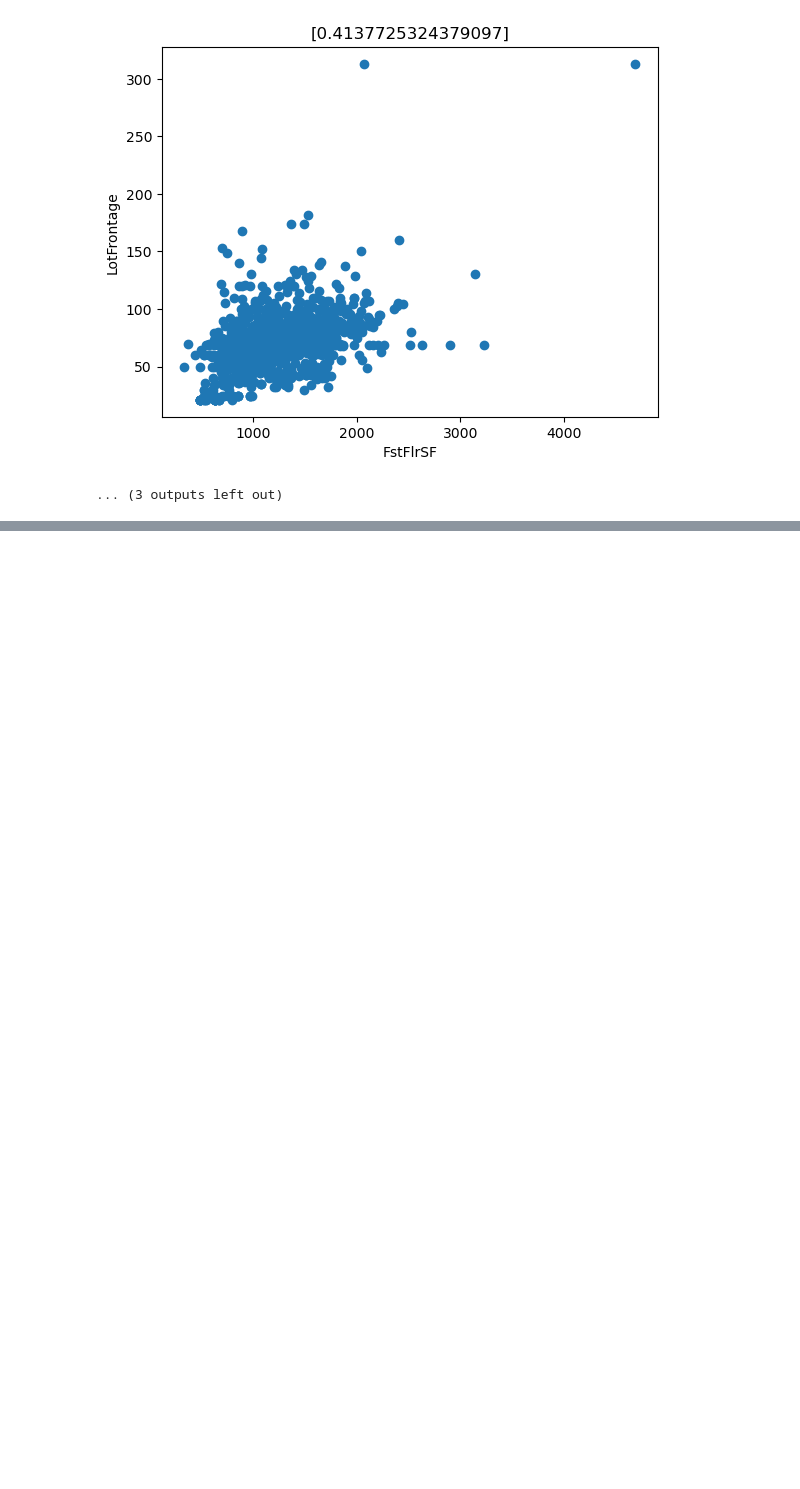
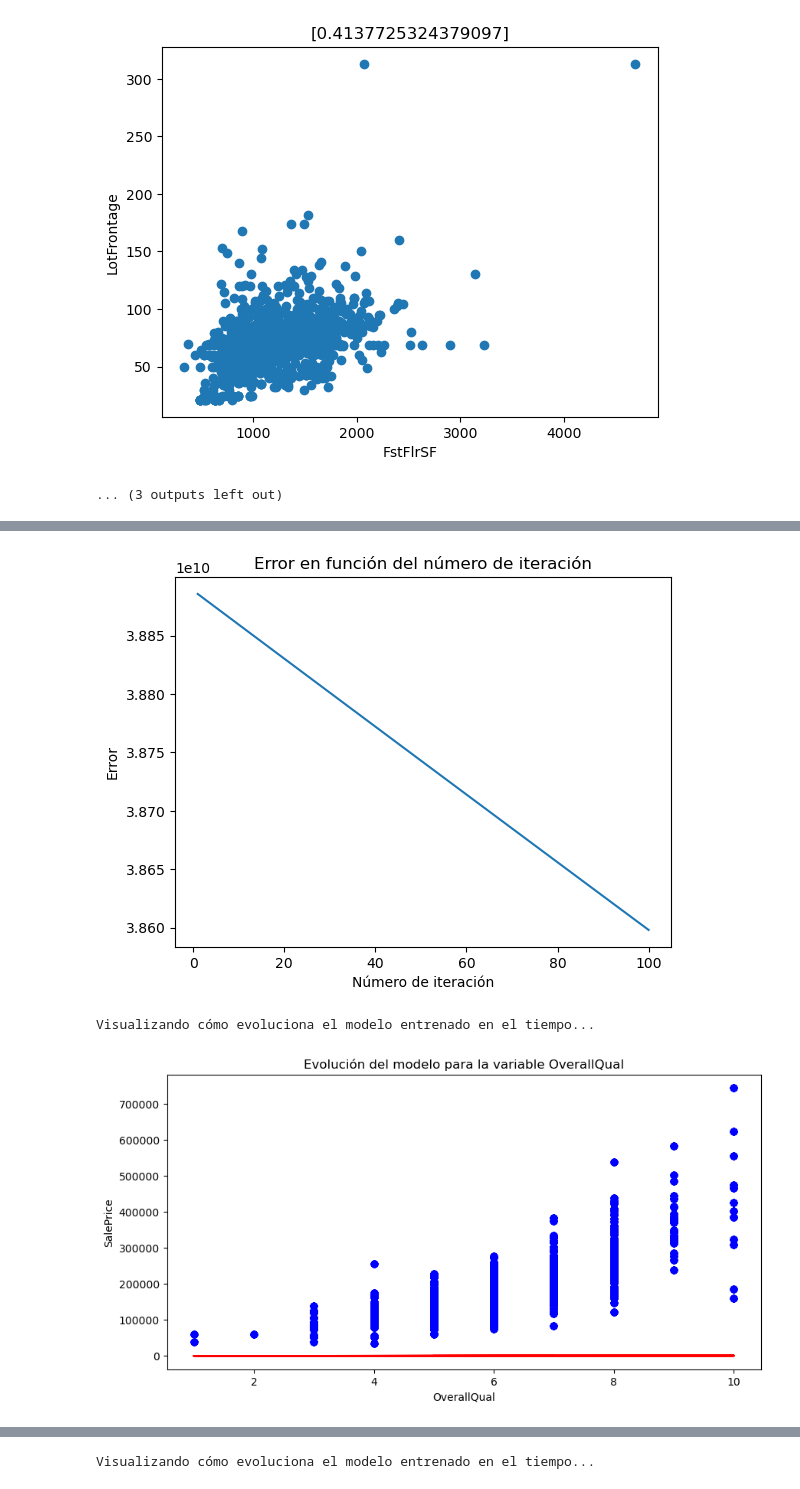
Before and after one commit to dihego2402/ASfifds, a Jupyter notebook: Proyecto.ipynb, the cells around one changed output, grey strips where cells are left out. Saved outputs shown, nothing was run; the diff lists cells and outputs as text; code cells hidden in the pictures; blank space fills up the shorter version.

```diff
--- a/Proyecto.ipynb
+++ b/Proyecto.ipynb
@@ -337,2 +316,78 @@ def calculate_error(y_true, y_pred):
 df_tr = pd.DataFrame(data_entre, columns=['SalePrice', 'OverallQual', 'FstFlrSF', 'TotRmsAbvGrd', 'YearBuilt', 'LotFrontage'])
 df_val = pd.DataFrame(data_val, columns=['SalePrice', 'OverallQual', 'FstFlrSF', 'TotRmsAbvGrd', 'YearBuilt', 'LotFrontage'])
+# %%
+#Función de entrenamiento manual de regresión lineal
+
+def train_manual_model(x_train, y_train, x_val, y_val, epochs, print_error_each, alpha):
+    model = LinearRegressionModel()
+    models, errors = model.train(x_train, y_train, epochs=epochs, print_error_each=print_error_each, alpha=alpha)
+    y_pred_manual = model.predict(x_val)
+    return models, errors, y_pred_manual
+
+# Función para entrenar modelos de regresión lineal manualmente
+def train_manual_model(x_train, y_train, x_val, y_val, epochs, print_error_each, alpha):
+    model = LinearRegressionModel()
+    models, errors = model.train(x_train, y_train, epochs=epochs, print_error_each=print_error_each, alpha=alpha)
+    y_pred_manual = model.predict(x_val)
+    return models, errors, y_pred_manual
+
+# Función para visualizar cómo cambia el error en el tiempo
+def plot_error_over_time(errors):
+    plt.plot(range(1, len(errors) + 1), errors)
+    plt.xlabel('Número de iteración')
+    plt.ylabel('Error')
+    plt.title('Error en función del número de iteración')
+    plt.show()
+
+# Función para visualizar cómo evoluciona el modelo entrenado en el tiempo
+def plot_model_evolution(models, iterations_to_plot, current_variable):
+    num_iterations = len(models)
+    iterations = sorted(models.keys())
+
+    plt.figure(figsize=(10, 5))
+    for i in range(1, num_iterations + 1, iterations_to_plot):
+        coeffs = models[i]
+        plt.plot(df_tr[current_variable], df_tr['SalePrice'], 'bo', label='Datos de entrenamiento')
+        plt.plot(df_tr[current_variable], coeffs[0] * df_tr[current_variable] + coeffs[1], 'r-', label=f'Iteración {i}')
+    plt.xlabel(current_variable)
+    plt.ylabel('SalePrice')
+    plt.title(f'Evolución del modelo para la variable {current_variable}')
+    plt.show()
+
+# Entrenamiento de modelos y evaluación para cada variable x
+
+variables_x = ['OverallQual', 'FstFlrSF', 'TotRmsAbvGrd', 'YearBuilt', 'LotFrontage']
+
+for current_variable in variables_x:
+    print(f"Entrenando modelos para la variable {current_variable}...")
+    x_train = df_tr[current_variable].values
+    y_train = df_tr['SalePrice'].values
+    x_val = df_val[current_variable].values
+    y_val = df_val['SalePrice'].values
+
+    print("Entrenando modelo manualmente...")
+    models, errors, y_pred_manual = train_manual_model(x_train, y_train, x_val, y_val, epochs=100, print_error_each=5, alpha=0.000001)
+    plot_error_over_time(errors)
+
+    print("Visualizando cómo evoluciona el modelo entrenado en el tiempo...")
+    plot_model_evolution(models, iterations_to_plot=5, current_variable=current_variable)
+
+#Función de entrenamiento de scikit-learn de regreseión lineal
+
+def train_sklearn_model(x_train, y_train, x_val):
+    model = LinearRegression()
+    model.fit(x_train.reshape(-1, 1), y_train)
+    y_pred_sklearn = model.predict(x_val.reshape(-1, 1))
+    return y_pred_sklearn
+
+#Función para calcular predicciones combinadas
+
+def combine_predictions(y_pred_manual, y_pred_sklearn):
+    y_pred_combined = (y_pred_manual + y_pred_sklearn) / 2
+    return y_pred_combined
+
+#Función para calcular el error
+
+def calculate_error(y_true, y_pred):
+    return mean_squared_error(y_true, y_pred)
+# %% [output]
@@ -338,0 +411,3 @@ df_val = pd.DataFrame(data_val, columns=['SalePrice', 'OverallQual', 'FstFlrSF',
+[figure, added]
+Visualizando cómo evoluciona el modelo entrenado en el tiempo...
+[figure, added]
@@ -338,0 +432 @@ df_val = pd.DataFrame(data_val, columns=['SalePrice', 'OverallQual', 'FstFlrSF',
+Visualizando cómo evoluciona el modelo entrenado en el tiempo...
```
Also changed, not shown: parts of 5 cells of this notebook.
